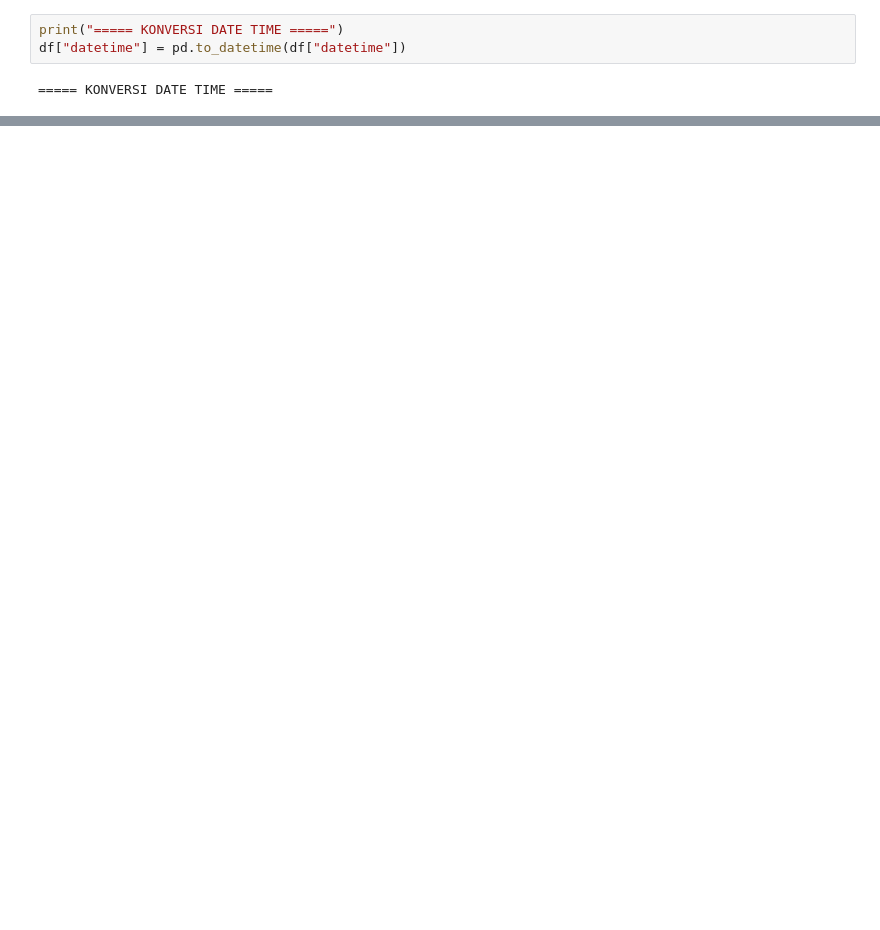
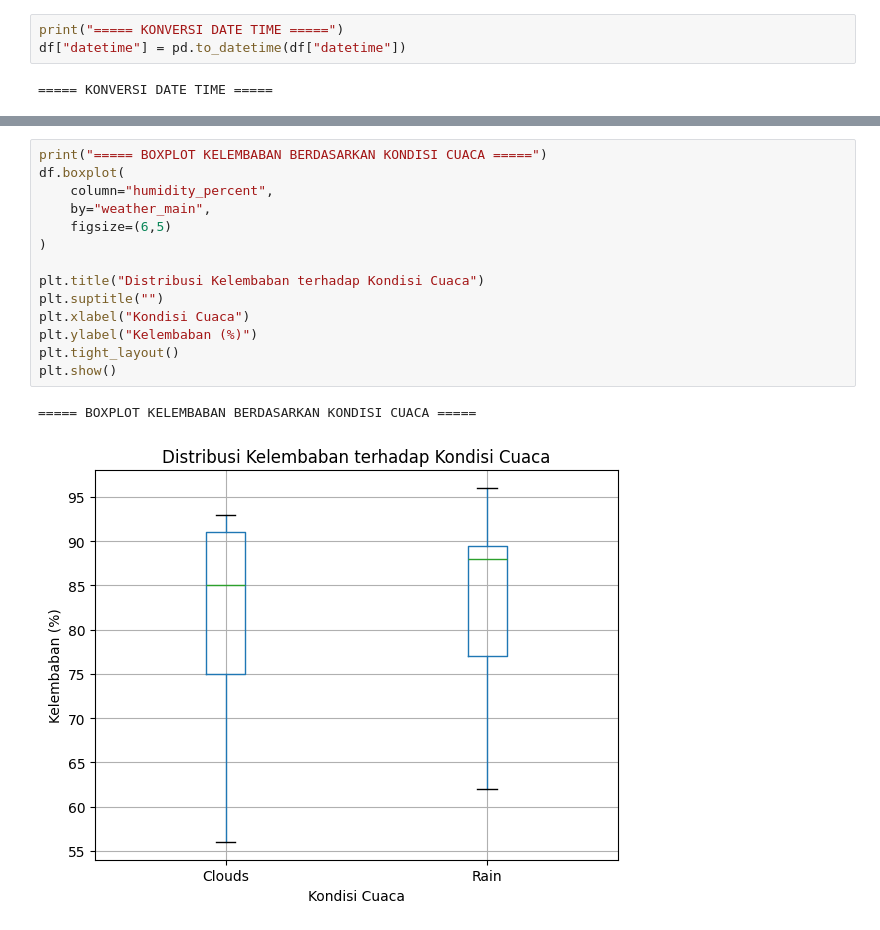
Before and after one commit to Hapidify354/PythonDataMining_23082010070, a Jupyter notebook: Data_EDA.ipnyb.ipynb, the cells around one changed output, grey strips where cells are left out. Cells and saved outputs as stored; diff of their text form; blank space fills up the shorter version.

```diff
--- a/Data_EDA.ipnyb.ipynb
+++ b/Data_EDA.ipnyb.ipynb
@@ -128,3 +128,20 @@ plt.show()
+# %%
+print("===== BOXPLOT KELEMBABAN BERDASARKAN KONDISI CUACA =====")
+df.boxplot(
+    column="humidity_percent",
+    by="weather_main",
+    figsize=(6,5)
+)
+
+plt.title("Distribusi Kelembaban terhadap Kondisi Cuaca")
+plt.suptitle("")
+plt.xlabel("Kondisi Cuaca")
+plt.ylabel("Kelembaban (%)")
+plt.tight_layout()
+plt.show()
+# %% [output]
+===== BOXPLOT KELEMBABAN BERDASARKAN KONDISI CUACA =====
+[figure, added]
 # %%
 print("===== FREKUENSI CUACA (BAR CHART) =====")
 df["weather_main"].value_counts().plot(kind="bar")
```
Also changed, not shown: parts of 8 cells of this notebook, 10 other files.
